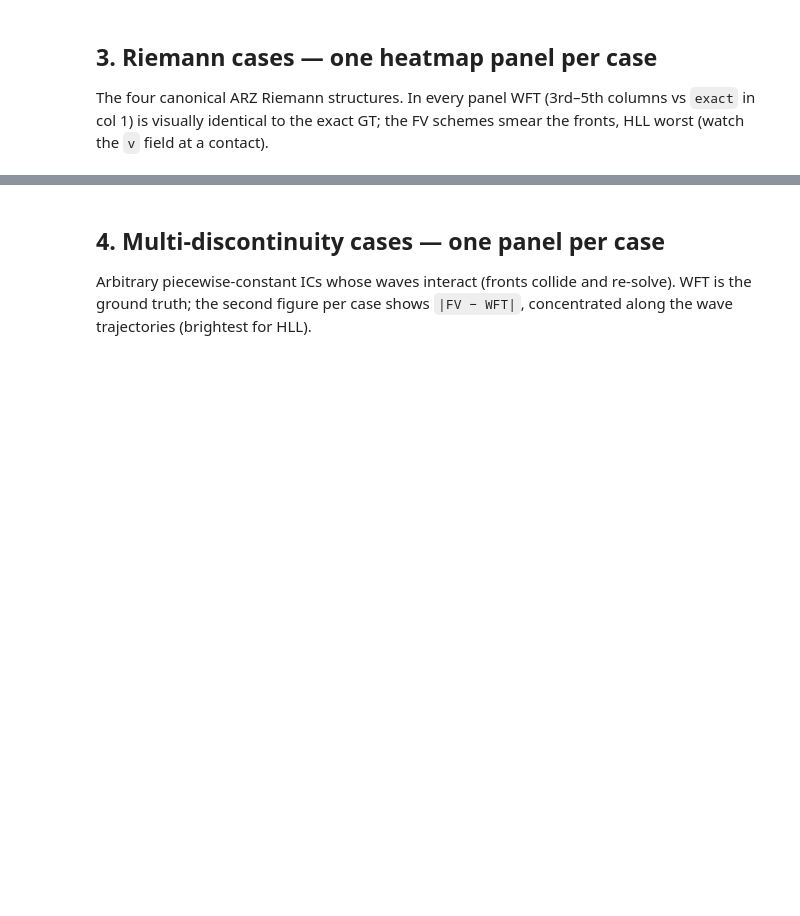
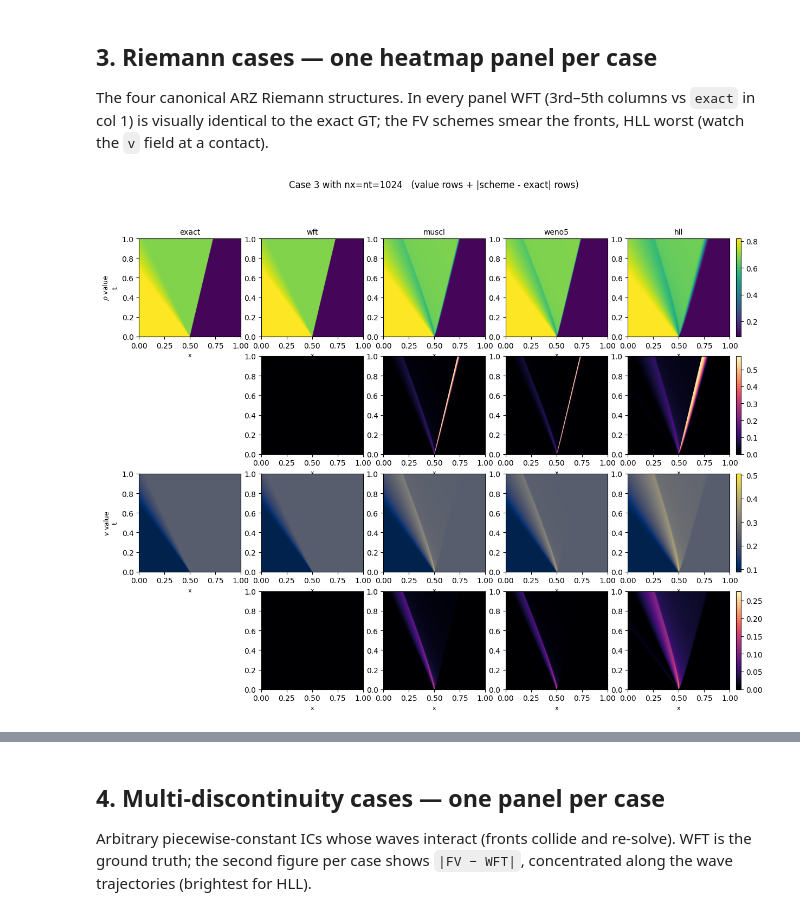
Before and after one commit to D-2n/DL-for-HPDE, a Jupyter notebook: notebooks/ARZ-WFT-algorithm.ipynb, the cells around one changed output, grey strips where cells are left out. Cells and saved outputs as stored; diff of their text form; code cells hidden in the pictures; blank space fills up the shorter version.

```diff
--- a/notebooks/ARZ-WFT-algorithm.ipynb
+++ b/notebooks/ARZ-WFT-algorithm.ipynb
@@ -155,7 +155,12 @@ _CFL = {'muscl': 0.1, 'weno5': 0.1, 'hll': 0.1, 'hllc': 0.1}
 
 
 def _fv_full(scheme, rho0, w0, x_min, x_max, t_max, nt):
-    """Full (nt,nx) (rho, v, w) for an FV scheme, or None if it fails."""
+    """Full (nt,nx) (rho, v) for an FV scheme, or None if it fails.
+
+    The conservative FV solvers evolve (rho, y=rho*w) and return (rho, w);
+    velocity is the exact primitive recovery v = w - p(rho) (v is not a
+    conserved variable, so this algebraic step is mandatory and exact).
+    """
     cfl = _CFL.get(scheme, 0.4)
     try:
         with np.errstate(over='raise', invalid='raise', divide='raise'):
@@ -173,7 +178,7 @@ def _fv_full(scheme, rho0, w0, x_min, x_max, t_max, nt):
                 raise FloatingPointError('non-finite')
     except (FloatingPointError, RuntimeError, ZeroDivisionError):
         return None
-    return {'rho': r, 'v': w - P.pressure(r), 'w': w}
+    return {'rho': r, 'v': w - P.pressure(r)}
 
 
 def _cells_from_segments(states, boundaries, xm):
@@ -184,7 +189,7 @@ def _cells_from_segments(states, boundaries, xm):
 # %%
 def plot_riemann_case(rhoL, vL, rhoR, vR, x0=0.5, t_max=1.0,
                       nx=1024, nt=1024, schemes=('wft', 'muscl', 'weno5', 'hll'),
-                      rare_delta=0.002, fields=('rho', 'v', 'w'),
+                      rare_delta=0.002, fields=('rho', 'v'),
                       show_error=True, title=None):
     """x-t heatmaps for ONE Riemann problem.
 
@@ -357,7 +362,9 @@ The four canonical ARZ Riemann structures. In every panel WFT (3rd–5th columns
 vs `exact` in col 1) is visually identical to the exact GT; the FV schemes
 smear the fronts, HLL worst (watch the `v` field at a contact).
 # %%
-_ = plot_riemann_case(0.9, 1.05, 0.1, 0.01, title='Case 3 with nx=nt=1024')
+_ = plot_riemann_case(0.82, 0.09, 0.1, 0.229, title='Case 3 with nx=nt=1024')
+# %% [output]
+[figure, added]
 # %%
 _ = plot_riemann_case(0.75, 0.25, 0.25, 0.65, title='Case B — 1-rarefaction + 2-contact')
 # %% [output]
```
Also changed, not shown: parts of 9 cells of this notebook, 4 other files.
